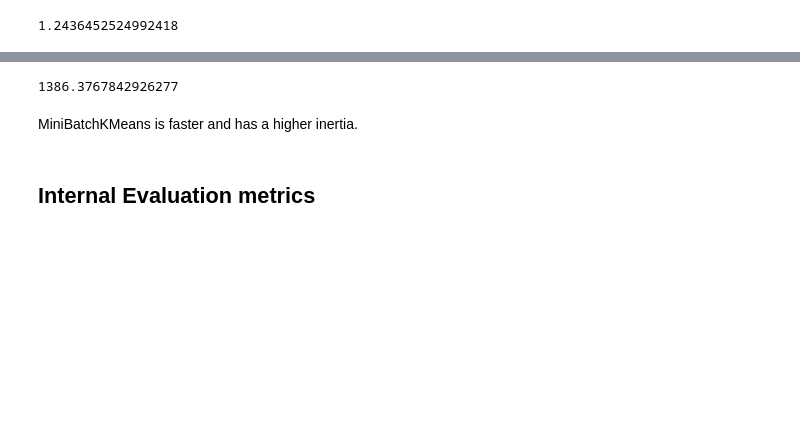
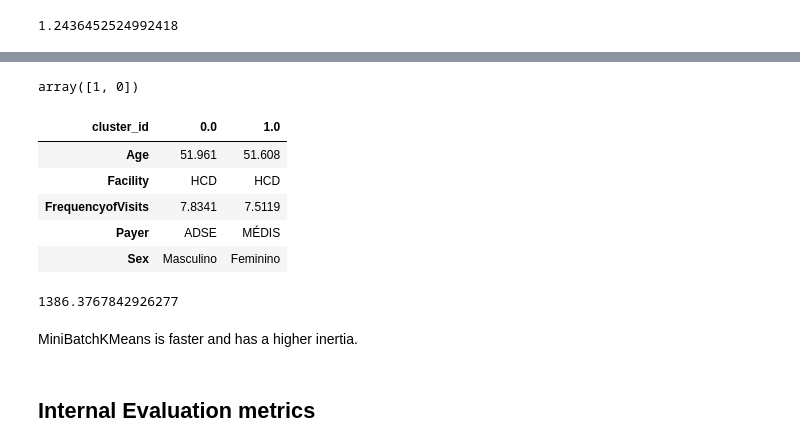
Before and after one commit to crsimmons1/JdMS, a Jupyter notebook: Kmeans.ipynb, the cells around one changed output, grey strips where cells are left out. Saved outputs shown, nothing was run; the diff lists cells and outputs as text; code cells hidden in the pictures; blank space fills up the shorter version.

```diff
--- a/Kmeans.ipynb
+++ b/Kmeans.ipynb
@@ -350,3 +291,16 @@ cluster_labels = estimator_kmeans.labels_
+# %%
+data.cluster_id.unique()
+# %% [output]
+array([1, 0])
+# %%
+cluster_comparison(0,1)
+# %% [output]
+| cluster_id | 0.0 | 1.0 |
+| Age | 51.961 | 51.608 |
+| Facility | HCD | HCD |
+| FrequencyofVisits | 7.8341 | 7.5119 |
+| Payer | ADSE | MÉDIS |
+| Sex | Masculino | Feminino |
 # %%
 estimator_kmeans.inertia_
 # %% [output]
```
Also changed, not shown: parts of 59 cells of this notebook.
